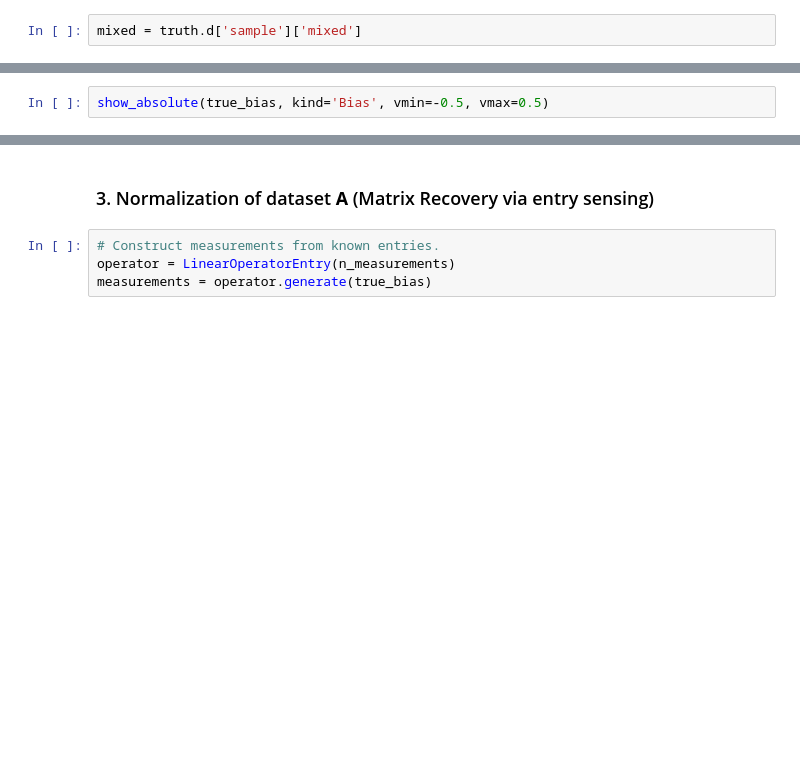
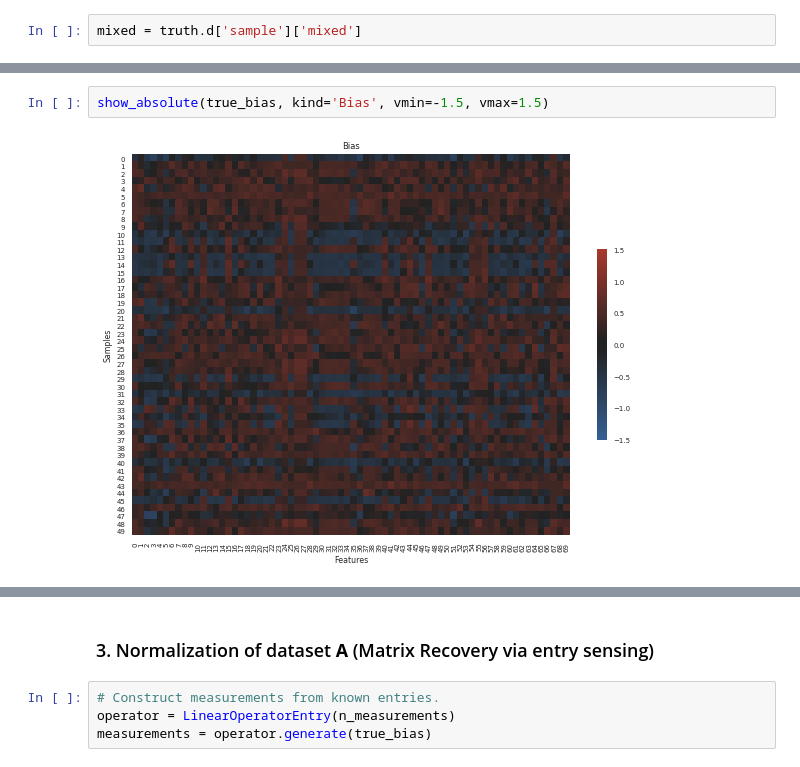
Before and after one commit to a378ec99/bcn, a Jupyter notebook: bcn/examples/Example.ipynb, the cells around one changed output, grey strips where cells are left out. Drawn from its saved outputs; the diff is of its cells as text; blank space fills up the shorter version.

```diff
--- a/bcn/examples/Example.ipynb
+++ b/bcn/examples/Example.ipynb
@@ -220,4 +124,6 @@ show_absolute(true_bias_unshuffled, unshuffled=True, map_backward=truth.map_back
 # %%
-show_absolute(true_bias, kind='Bias', vmin=-0.5, vmax=0.5)
+show_absolute(true_bias, kind='Bias', vmin=-1.5, vmax=1.5)
+# %% [output]
+[figure, added]
 # %%
 show_absolute(mixed, kind='Mixed')
```
Also changed, not shown: parts of 38 cells of this notebook, 3 other files.
